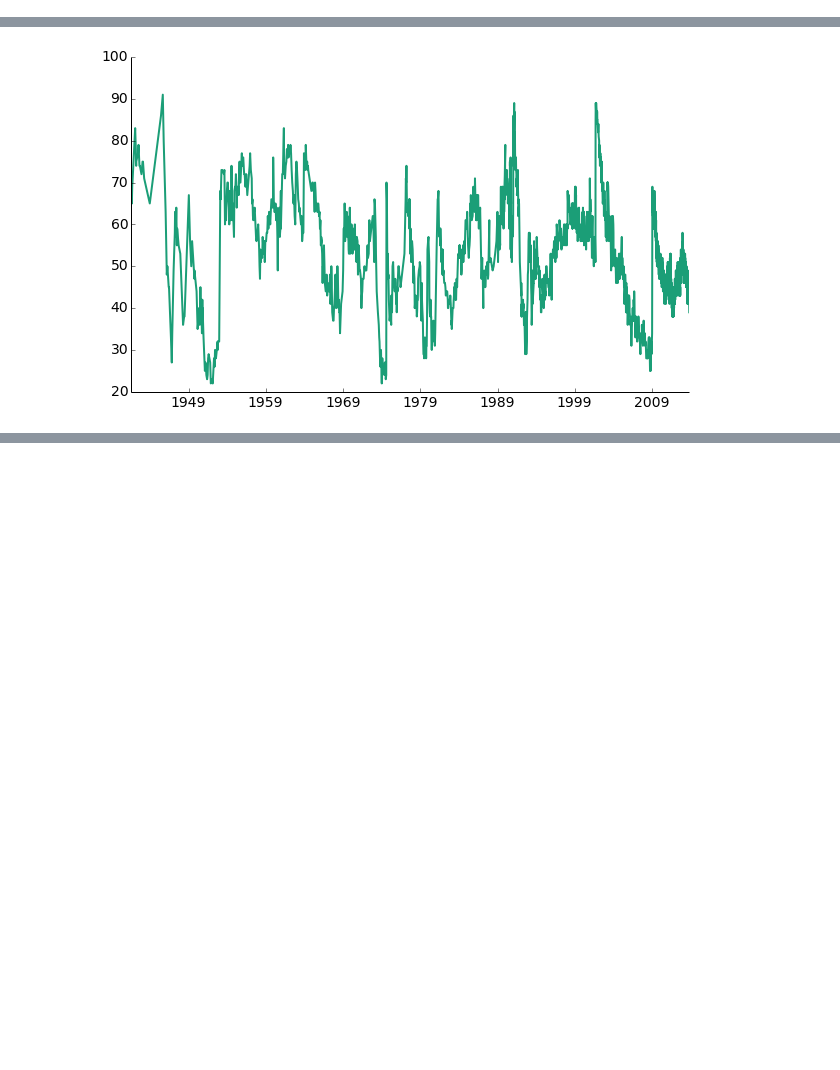
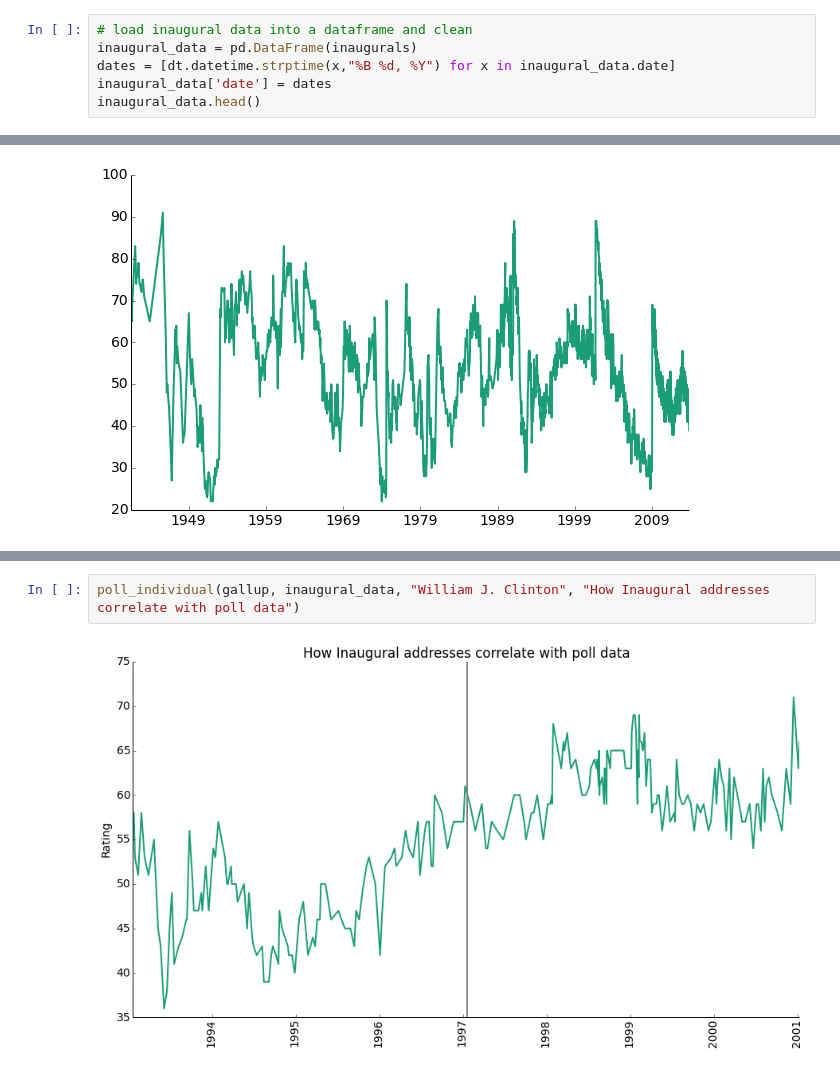
Before and after one commit to rlucioni/executive-evolution, a Jupyter notebook: cs109-project.ipynb, the cells around one changed output, grey strips where cells are left out. Drawn from its saved outputs; the diff is of its cells as text; blank space fills up the shorter version.

```diff
--- a/cs109-project.ipynb
+++ b/cs109-project.ipynb
@@ -146,3 +303,9 @@ def get_all_inaugurals():
 f = open('inaugurals.json')
 raw = f.read()
 inaugurals = json.loads(raw)
+# %%
+# load inaugural data into a dataframe and clean
+inaugural_data = pd.DataFrame(inaugurals)
+dates = [dt.datetime.strptime(x,"%B %d, %Y") for x in inaugural_data.date]
+inaugural_data['date'] = dates
+inaugural_data.head()
@@ -262,0 +509,4 @@ remove_border()
+# %%
+poll_individual(gallup, inaugural_data, "William J. Clinton", "How Inaugural addresses correlate with poll data")
+# %% [output]
+[figure, added]
```
Also changed, not shown: parts of 38 cells of this notebook.
